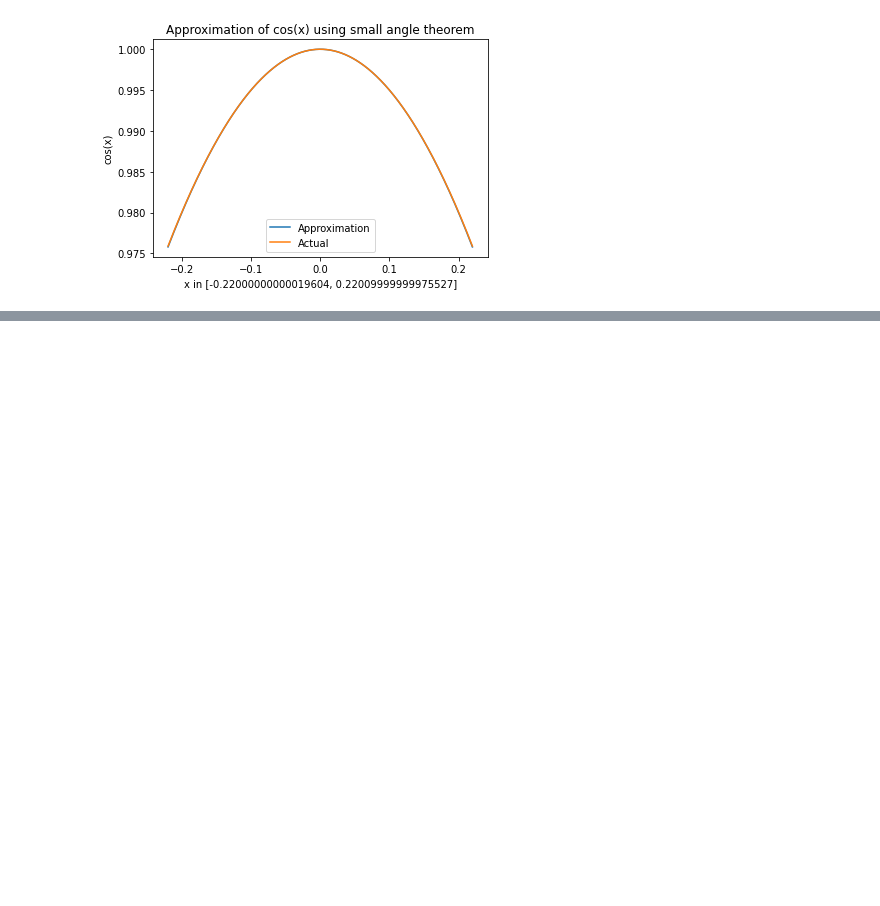
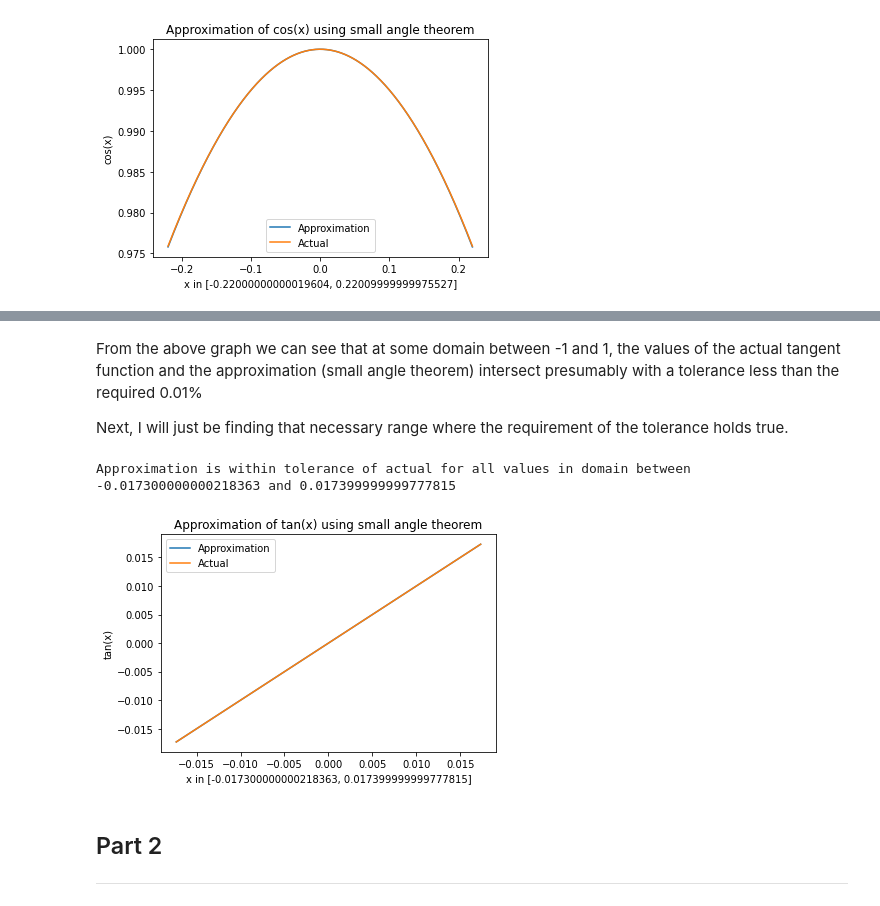
Before and after one commit to Rishi-Bidani/FIT3139, a Jupyter notebook: assignment1/final.ipynb, the cells around one changed output, grey strips where cells are left out. Cells and saved outputs as stored; diff of their text form; code cells hidden in the pictures; blank space fills up the shorter version.

```diff
--- a/assignment1/final.ipynb
+++ b/assignment1/final.ipynb
@@ -311,0 +519,39 @@ Approximation is within tolerance of actual for all values in domain between -0.
+# %% [markdown]
+From the above graph we can see that at some domain between -1 and 1, the values of the actual tangent function and the approximation (small angle theorem) intersect presumably with a tolerance less than the required 0.01%
+
+Next, I will just be finding that necessary range where the requirement of the tolerance holds true.
+# %%
+def relative_error(approx, actual):
+    return abs((approx - actual) / actual)
+# %%
+domain = np.arange(-2, 2, tolerance)
+range_approx = [small_angle_theorem(x) for x in domain]
+range_actual = [math.tan(x) for x in domain]
+
+errors = [relative_error(approx, actual) for approx, actual in zip(range_approx, range_actual)]
+
+# domain where approximation is equal to actual within tolerance
+tolerance_domain = [True if error < tolerance else False for error in errors]
+
+# find index of first True and last True in tolerance_domain
+first_true = tolerance_domain.index(True)
+last_true = len(tolerance_domain) - tolerance_domain[::-1].index(True)
+
+# check if all the values between first_true and last_true are True
+all_true = all(tolerance_domain[first_true:last_true])
+if all_true:
+    print(f'Approximation is within tolerance of actual for all values in domain between {domain[first_true]} and {domain[last_true]}')
+
+plt.plot(domain[first_true:last_true], range_approx[first_true:last_true], label='Approximation')
+plt.plot(domain[first_true:last_true], range_actual[first_true:last_true], label='Actual')
+plt.title('Approximation of tan(x) using small angle theorem')
+plt.xlabel(f'x in [{domain[first_true]}, {domain[last_true]}]')
+plt.ylabel('tan(x)')
+plt.legend()
+plt.show()
+# %% [output]
+Approximation is within tolerance of actual for all values in domain between -0.017300000000218363 and 0.017399999999777815
+[figure, added]
+# %% [markdown]
+## Part 2
+---
```
Also changed, not shown: parts of 58 cells of this notebook, 1 other file.
